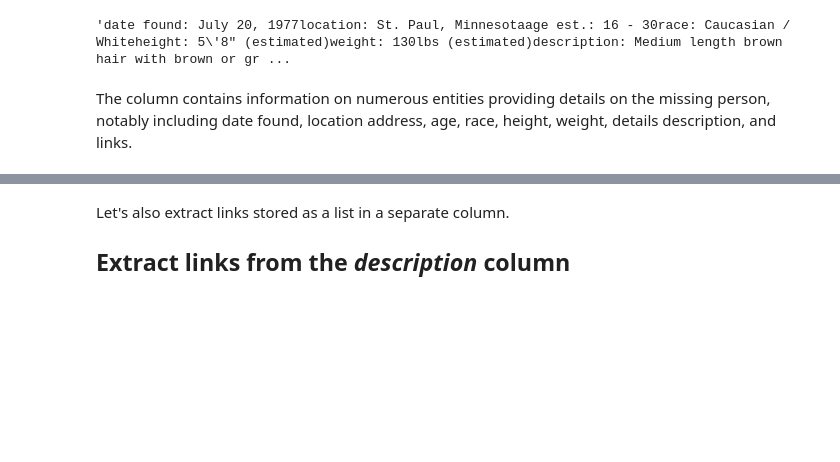
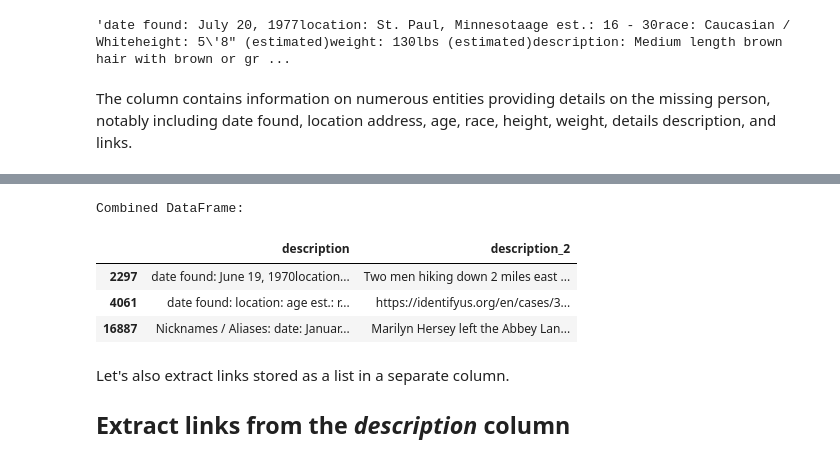
Before and after one commit to sumitdeole/find-the-missing, a Jupyter notebook: find-the-missing-persons.ipynb, the cells around one changed output, grey strips where cells are left out. Saved outputs shown, nothing was run; the diff lists cells and outputs as text; code cells hidden in the pictures; blank space fills up the shorter version.

```diff
--- a/find-the-missing-persons.ipynb
+++ b/find-the-missing-persons.ipynb
@@ -284,3 +293,13 @@ df_v3.head(2)
+# %%
+# Let's visualize the df
+print("Combined DataFrame:")
+df_v3[["description", "description_2"]].sample(3)
+# %% [output]
+Combined DataFrame:
+|  | description | description_2 |
+| 2297 | date found: June 19, 1970location... | Two men hiking down 2 miles east ... |
+| 4061 | date found: location: age est.: r... | https://identifyus.org/en/cases/3... |
+| 16887 | Nicknames / Aliases: date: Januar... | Marilyn Hersey left the Abbey Lan... |
 # %% [markdown]
 Let's also extract links stored as a list in a separate column.
 
```
Also changed, not shown: parts of 14 cells of this notebook, 1 other file.
